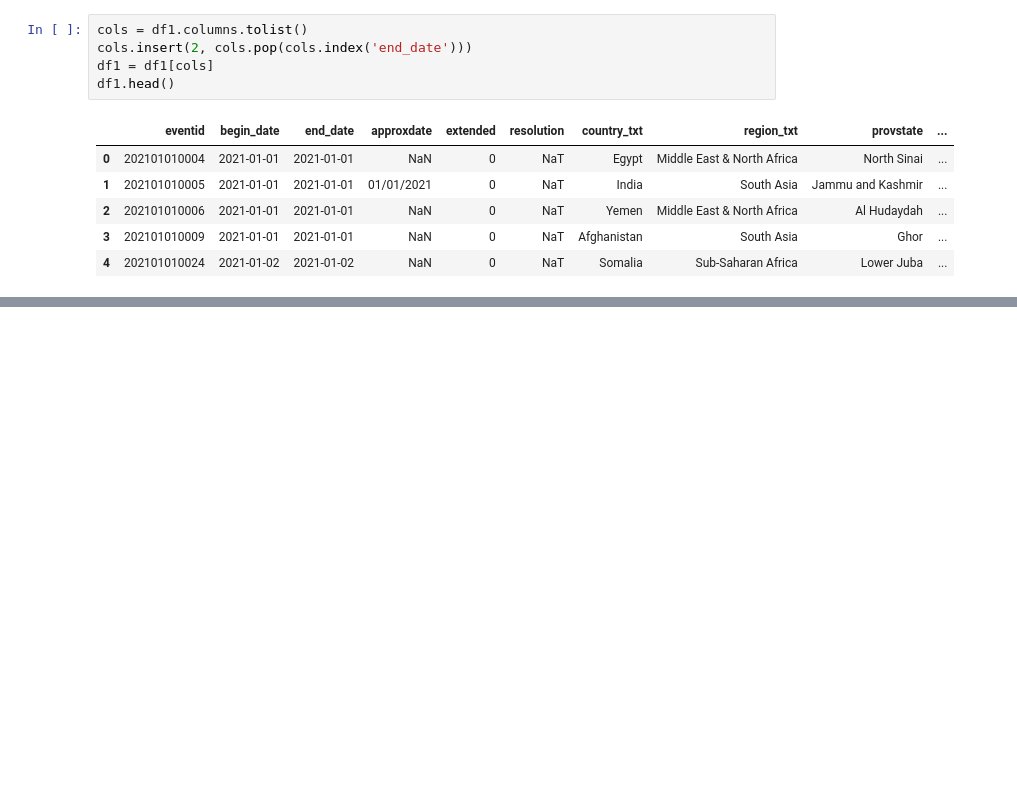
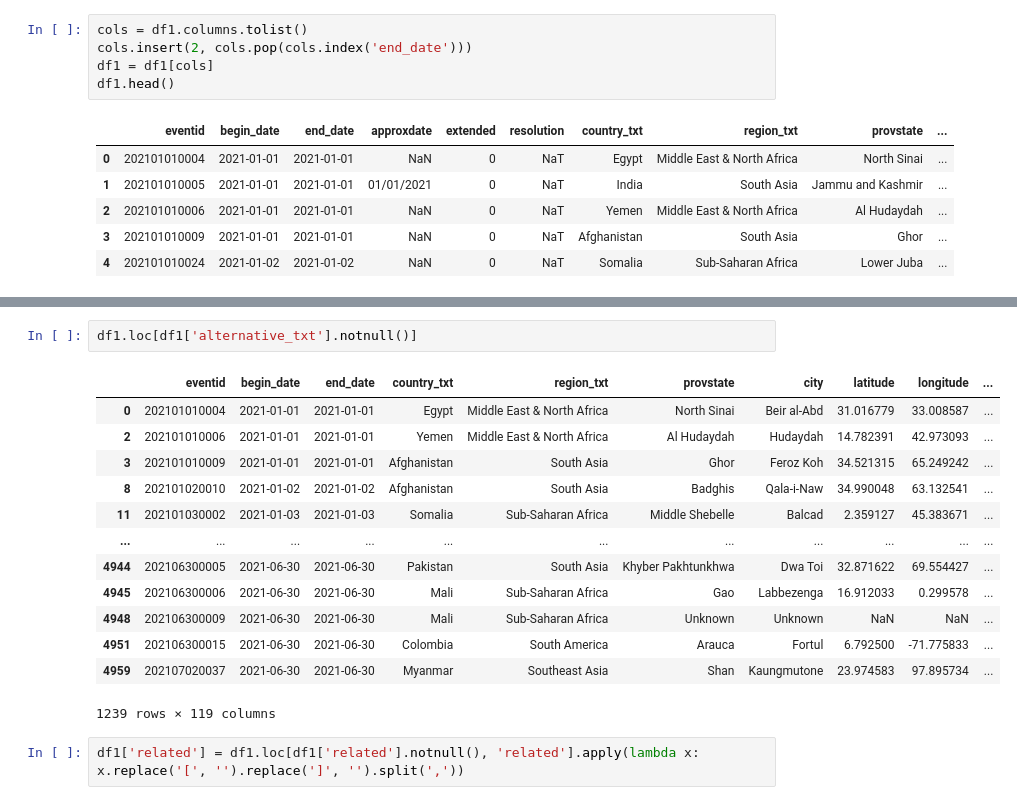
Before and after one commit to ekomlenovic/SecurityDataset, a Jupyter notebook: data_processing.ipynb, the cells around one changed output, grey strips where cells are left out. Cells and saved outputs as stored; diff of their text form; blank space fills up the shorter version.

```diff
--- a/data_processing.ipynb
+++ b/data_processing.ipynb
@@ -145,0 +241,18 @@ df1
+# %%
+df1.loc[df1['alternative_txt'].notnull()]
+# %% [output]
+|  | eventid | begin_date | end_date | country_txt | region_txt | provstate | city | latitude | longitude | ... |
+| 0 | 202101010004 | 2021-01-01 | 2021-01-01 | Egypt | Middle East & North Africa | North Sinai | Beir al-Abd | 31.016779 | 33.008587 | ... |
+| 2 | 202101010006 | 2021-01-01 | 2021-01-01 | Yemen | Middle East & North Africa | Al Hudaydah | Hudaydah | 14.782391 | 42.973093 | ... |
+| 3 | 202101010009 | 2021-01-01 | 2021-01-01 | Afghanistan | South Asia | Ghor | Feroz Koh | 34.521315 | 65.249242 | ... |
+| 8 | 202101020010 | 2021-01-02 | 2021-01-02 | Afghanistan | South Asia | Badghis | Qala-i-Naw | 34.990048 | 63.132541 | ... |
+| 11 | 202101030002 | 2021-01-03 | 2021-01-03 | Somalia | Sub-Saharan Africa | Middle Shebelle | Balcad | 2.359127 | 45.383671 | ... |
+| ... | ... | ... | ... | ... | ... | ... | ... | ... | ... | ... |
+| 4944 | 202106300005 | 2021-06-30 | 2021-06-30 | Pakistan | South Asia | Khyber Pakhtunkhwa | Dwa Toi | 32.871622 | 69.554427 | ... |
+| 4945 | 202106300006 | 2021-06-30 | 2021-06-30 | Mali | Sub-Saharan Africa | Gao | Labbezenga | 16.912033 | 0.299578 | ... |
+| 4948 | 202106300009 | 2021-06-30 | 2021-06-30 | Mali | Sub-Saharan Africa | Unknown | Unknown | NaN | NaN | ... |
+| 4951 | 202106300015 | 2021-06-30 | 2021-06-30 | Colombia | South America | Arauca | Fortul | 6.792500 | -71.775833 | ... |
+| 4959 | 202107020037 | 2021-06-30 | 2021-06-30 | Myanmar | Southeast Asia | Shan | Kaungmutone | 23.974583 | 97.895734 | ... |
+1239 rows × 119 columns
+# %%
+df1['related'] = df1.loc[df1['related'].notnull(), 'related'].apply(lambda x: x.replace('[', '').replace(']', '').split(','))
```
Also changed, not shown: parts of 25 cells of this notebook, 10 other files.
